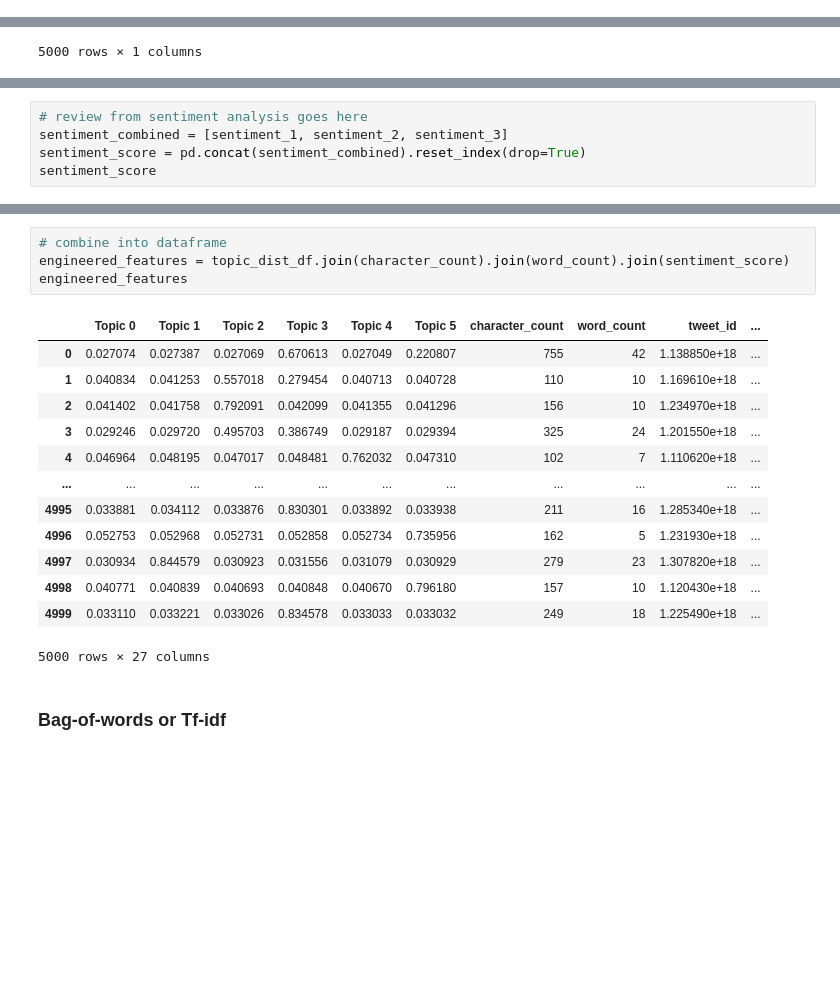
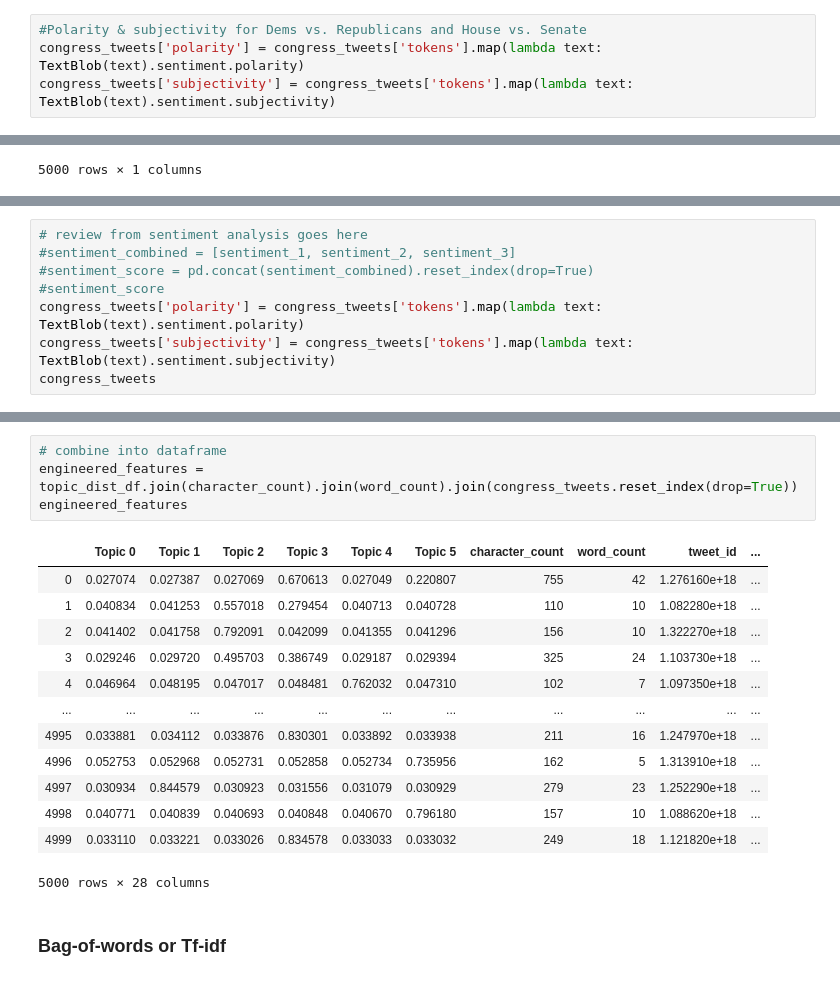
Before and after one commit to paulbsalamanca/CSS-Project-5-Team-6-Spring-2021, a Jupyter notebook: Project 5 Student.ipynb, the cells around one changed output, grey strips where cells are left out. Cells and saved outputs as stored; diff of their text form; blank space fills up the shorter version.

```diff
--- a/Project 5 Student.ipynb
+++ b/Project 5 Student.ipynb
@@ -531 +648,5 @@ See the caveats in the documentation: https://pandas.pydata.org/pandas-docs/stab
+# %%
+#Polarity & subjectivity for Dems vs. Republicans and House vs. Senate
+congress_tweets['polarity'] = congress_tweets['tokens'].map(lambda text: TextBlob(text).sentiment.polarity)
+congress_tweets['subjectivity'] = congress_tweets['tokens'].map(lambda text: TextBlob(text).sentiment.subjectivity)
 # %%
@@ -641,7 +727,10 @@ topic_dist_df
 # %%
 # review from sentiment analysis goes here
-sentiment_combined = [sentiment_1, sentiment_2, sentiment_3]
-sentiment_score = pd.concat(sentiment_combined).reset_index(drop=True)
-sentiment_score
+#sentiment_combined = [sentiment_1, sentiment_2, sentiment_3]
+#sentiment_score = pd.concat(sentiment_combined).reset_index(drop=True)
+#sentiment_score
+congress_tweets['polarity'] = congress_tweets['tokens'].map(lambda text: TextBlob(text).sentiment.polarity)
+congress_tweets['subjectivity'] = congress_tweets['tokens'].map(lambda text: TextBlob(text).sentiment.subjectivity)
+congress_tweets
 # %% [output]
 |  | tweet_id | screen_name | datetime | text | name_wikipedia | position | joined_congress_date | birthday | ... |
@@ -660,21 +749,21 @@ sentiment_score
 # %%
 # combine into dataframe
-engineered_features = topic_dist_df.join(character_count).join(word_count).join(sentiment_score)
+engineered_features = topic_dist_df.join(character_count).join(word_count).join(congress_tweets.reset_index(drop=True))
 engineered_features
 # %% [output]
 |  | Topic 0 | Topic 1 | Topic 2 | Topic 3 | Topic 4 | Topic 5 | character_count | word_count | tweet_id | ... |
-| 0 | 0.027074 | 0.027387 | 0.027069 | 0.670613 | 0.027049 | 0.220807 | 755 | 42 | 1.138850e+18 | ... |
-| 1 | 0.040834 | 0.041253 | 0.557018 | 0.279454 | 0.040713 | 0.040728 | 110 | 10 | 1.169610e+18 | ... |
-| 2 | 0.041402 | 0.041758 | 0.792091 | 0.042099 | 0.041355 | 0.041296 | 156 | 10 | 1.234970e+18 | ... |
-| 3 | 0.029246 | 0.029720 | 0.495703 | 0.386749 | 0.029187 | 0.029394 | 325 | 24 | 1.201550e+18 | ... |
-| 4 | 0.046964 | 0.048195 | 0.047017 | 0.048481 | 0.762032 | 0.047310 | 102 | 7 | 1.110620e+18 | ... |
+| 0 | 0.027074 | 0.027387 | 0.027069 | 0.670613 | 0.027049 | 0.220807 | 755 | 42 | 1.276160e+18 | ... |
+| 1 | 0.040834 | 0.041253 | 0.557018 | 0.279454 | 0.040713 | 0.040728 | 110 | 10 | 1.082280e+18 | ... |
+| 2 | 0.041402 | 0.041758 | 0.792091 | 0.042099 | 0.041355 | 0.041296 | 156 | 10 | 1.322270e+18 | ... |
+| 3 | 0.029246 | 0.029720 | 0.495703 | 0.386749 | 0.029187 | 0.029394 | 325 | 24 | 1.103730e+18 | ... |
+| 4 | 0.046964 | 0.048195 | 0.047017 | 0.048481 | 0.762032 | 0.047310 | 102 | 7 | 1.097350e+18 | ... |
 | ... | ... | ... | ... | ... | ... | ... | ... | ... | ... | ... |
-| 4995 | 0.033881 | 0.034112 | 0.033876 | 0.830301 | 0.033892 | 0.033938 | 211 | 16 | 1.285340e+18 | ... |
-| 4996 | 0.052753 | 0.052968 | 0.052731 | 0.052858 | 0.052734 | 0.735956 | 162 | 5 | 1.231930e+18 | ... |
-| 4997 | 0.030934 | 0.844579 | 0.030923 | 0.031556 | 0.031079 | 0.030929 | 279 | 23 | 1.307820e+18 | ... |
-| 4998 | 0.040771 | 0.040839 | 0.040693 | 0.040848 | 0.040670 | 0.796180 | 157 | 10 | 1.120430e+18 | ... |
-| 4999 | 0.033110 | 0.033221 | 0.033026 | 0.834578 | 0.033033 | 0.033032 | 249 | 18 | 1.225490e+18 | ... |
+| 4995 | 0.033881 | 0.034112 | 0.033876 | 0.830301 | 0.033892 | 0.033938 | 211 | 16 | 1.247970e+18 | ... |
+| 4996 | 0.052753 | 0.052968 | 0.052731 | 0.052858 | 0.052734 | 0.735956 | 162 | 5 | 1.313910e+18 | ... |
+| 4997 | 0.030934 | 0.844579 | 0.030923 | 0.031556 | 0.031079 | 0.030929 | 279 | 23 | 1.252290e+18 | ... |
+| 4998 | 0.040771 | 0.040839 | 0.040693 | 0.040848 | 0.040670 | 0.796180 | 157 | 10 | 1.088620e+18 | ... |
+| 4999 | 0.033110 | 0.033221 | 0.033026 | 0.834578 | 0.033033 | 0.033032 | 249 | 18 | 1.121820e+18 | ... |
-5000 rows × 27 columns
+5000 rows × 28 columns
 # %% [markdown]
 ### Bag-of-words or Tf-idf
 # %%
```
Also changed, not shown: parts of 33 cells of this notebook, 2 other files.
